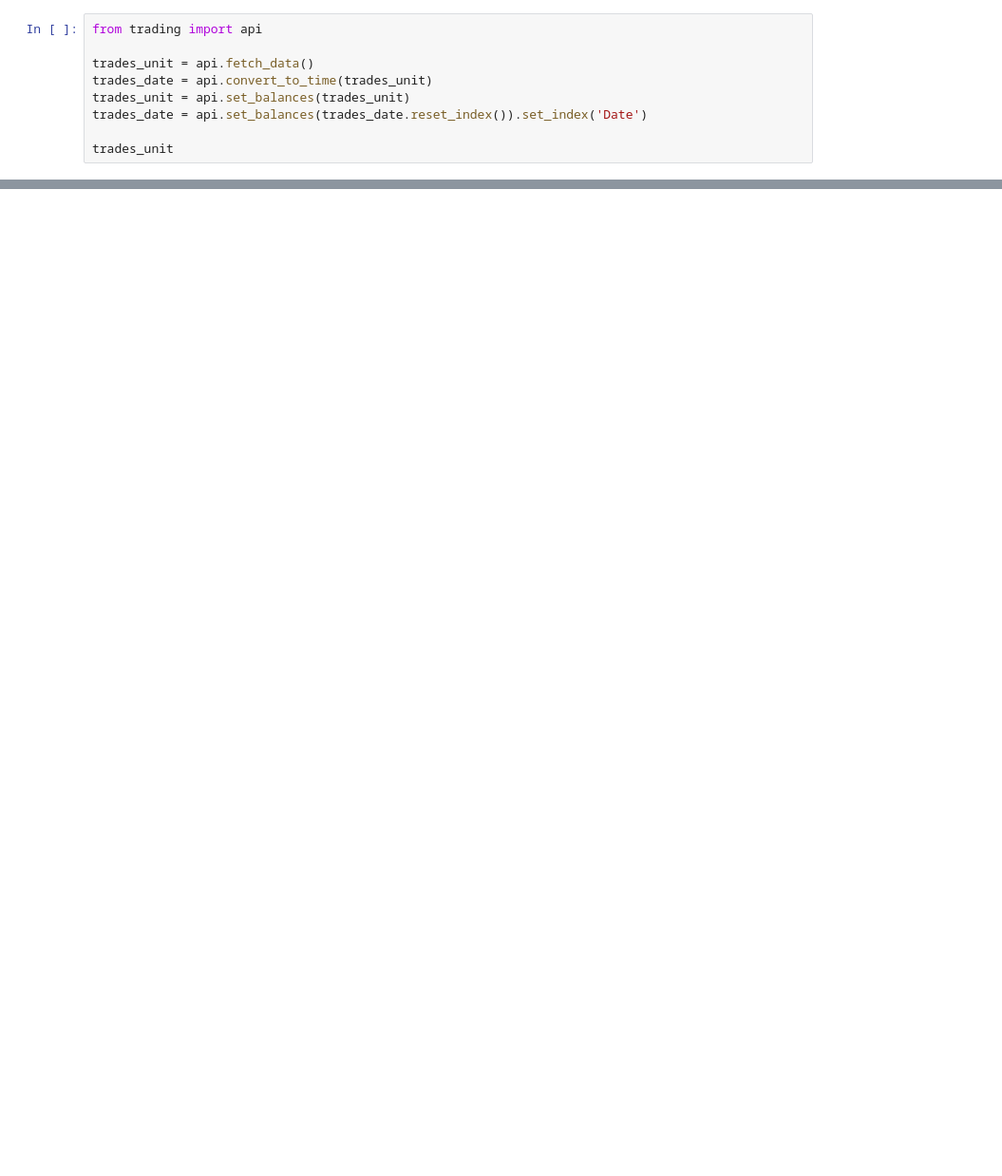
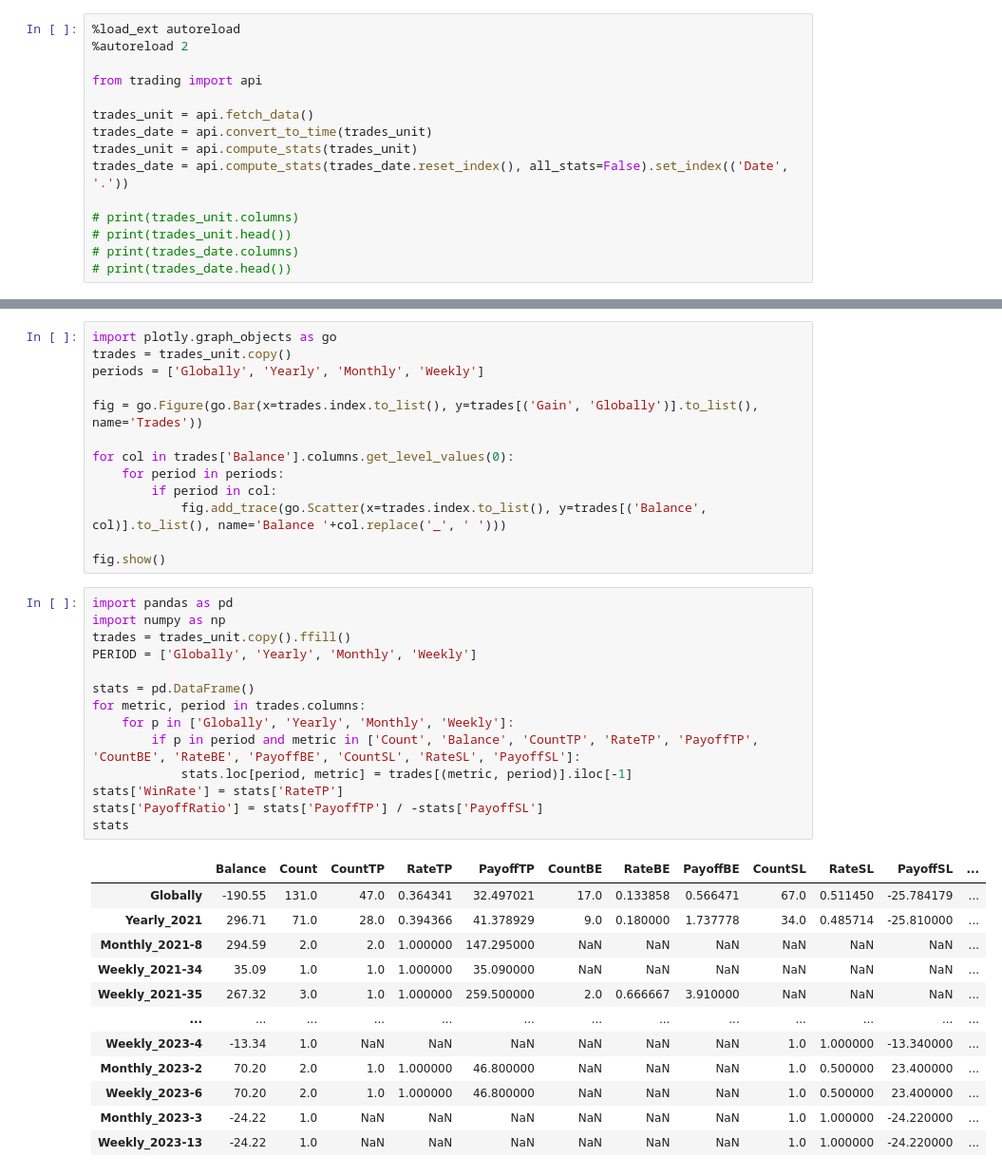
Before and after one commit to vixen-cordier/dashboards, a Jupyter notebook: book.ipynb, the cells around one changed output, grey strips where cells are left out. Shown at 95% size. Saved outputs shown, nothing was run; the diff lists cells and outputs as text; blank space fills up the shorter version.

```diff
--- a/book.ipynb
+++ b/book.ipynb
@@ -1,10 +1,16 @@
 # %%
+%load_ext autoreload
+%autoreload 2
+
 from trading import api
 
 trades_unit = api.fetch_data()
 trades_date = api.convert_to_time(trades_unit)
-trades_unit = api.set_balances(trades_unit)
-trades_date = api.set_balances(trades_date.reset_index()).set_index('Date')
+trades_unit = api.compute_stats(trades_unit)
+trades_date = api.compute_stats(trades_date.reset_index(), all_stats=False).set_index(('Date', '.'))
 
-trades_unit
+# print(trades_unit.columns)
+# print(trades_unit.head())
+# print(trades_date.columns)
+# print(trades_date.head())
 # %% [output]
@@ -107,0 +19,40 @@ trades_time[['Gain']].head(50)
+# %%
+import plotly.graph_objects as go
+trades = trades_unit.copy()
+periods = ['Globally', 'Yearly', 'Monthly', 'Weekly']
+
+fig = go.Figure(go.Bar(x=trades.index.to_list(), y=trades[('Gain', 'Globally')].to_list(), name='Trades'))
+
+for col in trades['Balance'].columns.get_level_values(0):
+    for period in periods:
+        if period in col:
+            fig.add_trace(go.Scatter(x=trades.index.to_list(), y=trades[('Balance', col)].to_list(), name='Balance '+col.replace('_', ' ')))
+
+fig.show()
+# %%
+import pandas as pd
+import numpy as np
+trades = trades_unit.copy().ffill()
+PERIOD = ['Globally', 'Yearly', 'Monthly', 'Weekly']
+
+stats = pd.DataFrame()
+for metric, period in trades.columns:
+    for p in ['Globally', 'Yearly', 'Monthly', 'Weekly']:
+        if p in period and metric in ['Count', 'Balance', 'CountTP', 'RateTP', 'PayoffTP', 'CountBE', 'RateBE', 'PayoffBE', 'CountSL', 'RateSL', 'PayoffSL']:
+            stats.loc[period, metric] = trades[(metric, period)].iloc[-1]
+stats['WinRate'] = stats['RateTP']
+stats['PayoffRatio'] = stats['PayoffTP'] / -stats['PayoffSL']
+stats
+# %% [output]
+|  | Balance | Count | CountTP | RateTP | PayoffTP | CountBE | RateBE | PayoffBE | CountSL | RateSL | PayoffSL | ... |
+| Globally | -190.55 | 131.0 | 47.0 | 0.364341 | 32.497021 | 17.0 | 0.133858 | 0.566471 | 67.0 | 0.511450 | -25.784179 | ... |
+| Yearly_2021 | 296.71 | 71.0 | 28.0 | 0.394366 | 41.378929 | 9.0 | 0.180000 | 1.737778 | 34.0 | 0.485714 | -25.810000 | ... |
+| Monthly_2021-8 | 294.59 | 2.0 | 2.0 | 1.000000 | 147.295000 | NaN | NaN | NaN | NaN | NaN | NaN | ... |
+| Weekly_2021-34 | 35.09 | 1.0 | 1.0 | 1.000000 | 35.090000 | NaN | NaN | NaN | NaN | NaN | NaN | ... |
+| Weekly_2021-35 | 267.32 | 3.0 | 1.0 | 1.000000 | 259.500000 | 2.0 | 0.666667 | 3.910000 | NaN | NaN | NaN | ... |
+| ... | ... | ... | ... | ... | ... | ... | ... | ... | ... | ... | ... | ... |
+| Weekly_2023-4 | -13.34 | 1.0 | NaN | NaN | NaN | NaN | NaN | NaN | 1.0 | 1.000000 | -13.340000 | ... |
+| Monthly_2023-2 | 70.20 | 2.0 | 1.0 | 1.000000 | 46.800000 | NaN | NaN | NaN | 1.0 | 0.500000 | 23.400000 | ... |
+| Weekly_2023-6 | 70.20 | 2.0 | 1.0 | 1.000000 | 46.800000 | NaN | NaN | NaN | 1.0 | 0.500000 | 23.400000 | ... |
+| Monthly_2023-3 | -24.22 | 1.0 | NaN | NaN | NaN | NaN | NaN | NaN | 1.0 | 1.000000 | -24.220000 | ... |
+| Weekly_2023-13 | -24.22 | 1.0 | NaN | NaN | NaN | NaN | NaN | NaN | 1.0 | 1.000000 | -24.220000 | ... |
```
Also changed, not shown: parts of 5 cells of this notebook.
